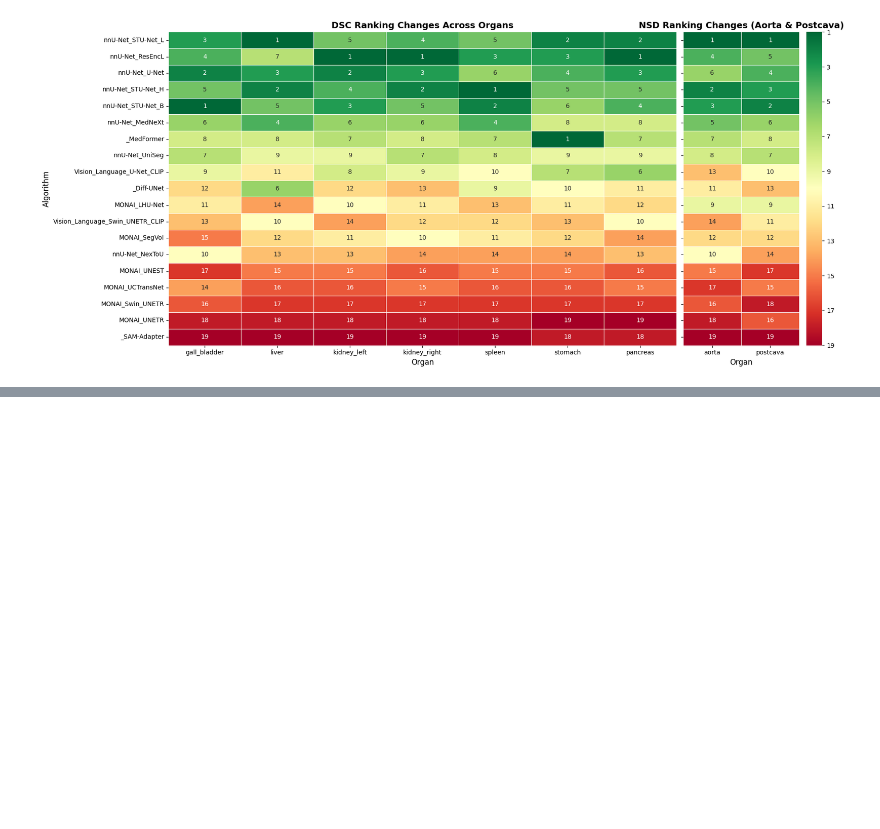
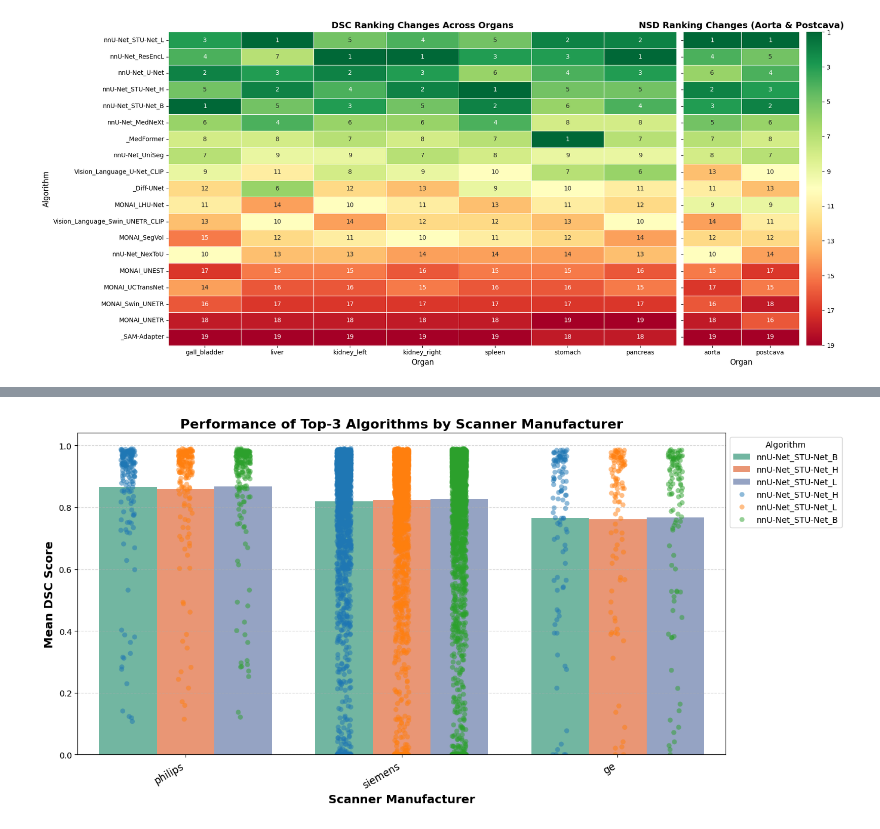
Before and after one commit to ariellubonja/RankInsight, a Jupyter notebook: python_eda.ipynb, the cells around one changed output, grey strips where cells are left out. Cells and saved outputs as stored; diff of their text form; code cells hidden in the pictures; blank space fills up the shorter version.

```diff
--- a/python_eda.ipynb
+++ b/python_eda.ipynb
@@ -789,0 +858,39 @@ plt.show()
+# %%
+import os
+import pandas as pd
+import matplotlib.pyplot as plt
+import seaborn as sns
+
+# --- Fix Column Name and Merge ---
+metadata_df = metadata_df.rename(columns={"image_id": "name"})
+dsc_scores_top3 = df_all_models[(df_all_models["metric"] == "DSC") & (df_all_models["model"].isin(top_3_algos))]
+merged_df = dsc_scores_top3.merge(metadata_df, on="name", how="inner")
+
+# --- Compute Mean DSC Scores by Scanner Manufacturer ---
+performance_by_scanner = merged_df.groupby(["manufacturer", "model"])["value"].mean().reset_index()
+
+# Sort scanner manufacturers by average DSC score
+performance_by_scanner["mean_score"] = performance_by_scanner.groupby("manufacturer")["value"].transform("mean")
+performance_by_scanner = performance_by_scanner.sort_values(by="mean_score", ascending=False)
+
+# --- Create Improved Bar Chart ---
+plt.figure(figsize=(14, 7))
+
+# Bar plot with better colors
+sns.barplot(data=performance_by_scanner, x="manufacturer", y="value", hue="model", palette="Set2")
+
+# Overlay scatter points for individual values
+sns.stripplot(data=merged_df, x="manufacturer", y="value", hue="model", dodge=True, alpha=0.5, size=6)
+
+# Formatting
+plt.xticks(rotation=30, ha="right", fontsize=12)
+plt.xlabel("Scanner Manufacturer", fontsize=14, fontweight="bold")
+plt.ylabel("Mean DSC Score", fontsize=14, fontweight="bold")
+plt.title("Performance of Top-3 Algorithms by Scanner Manufacturer", fontsize=16, fontweight="bold")
+plt.legend(title="Algorithm", bbox_to_anchor=(1, 1))
+plt.grid(axis="y", linestyle="--", alpha=0.5)
+
+# Show the plot
+plt.show()
+# %% [output]
+[figure, added]
```
Also changed, not shown: parts of 3 cells of this notebook, 1 other file.
